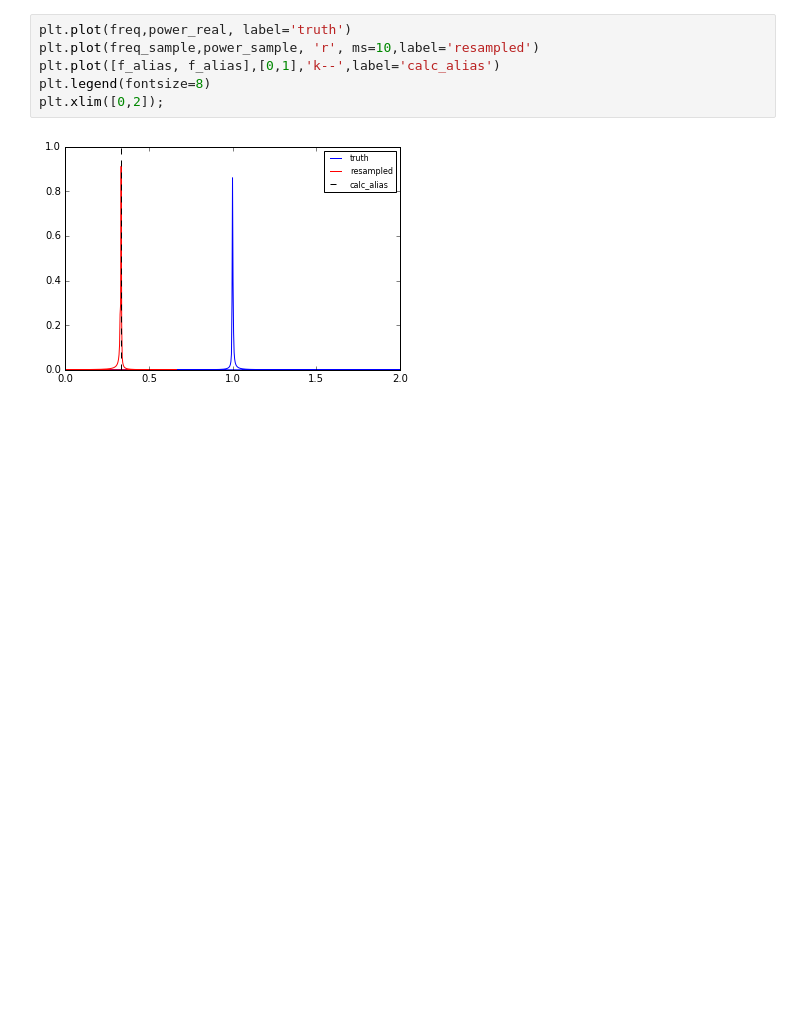
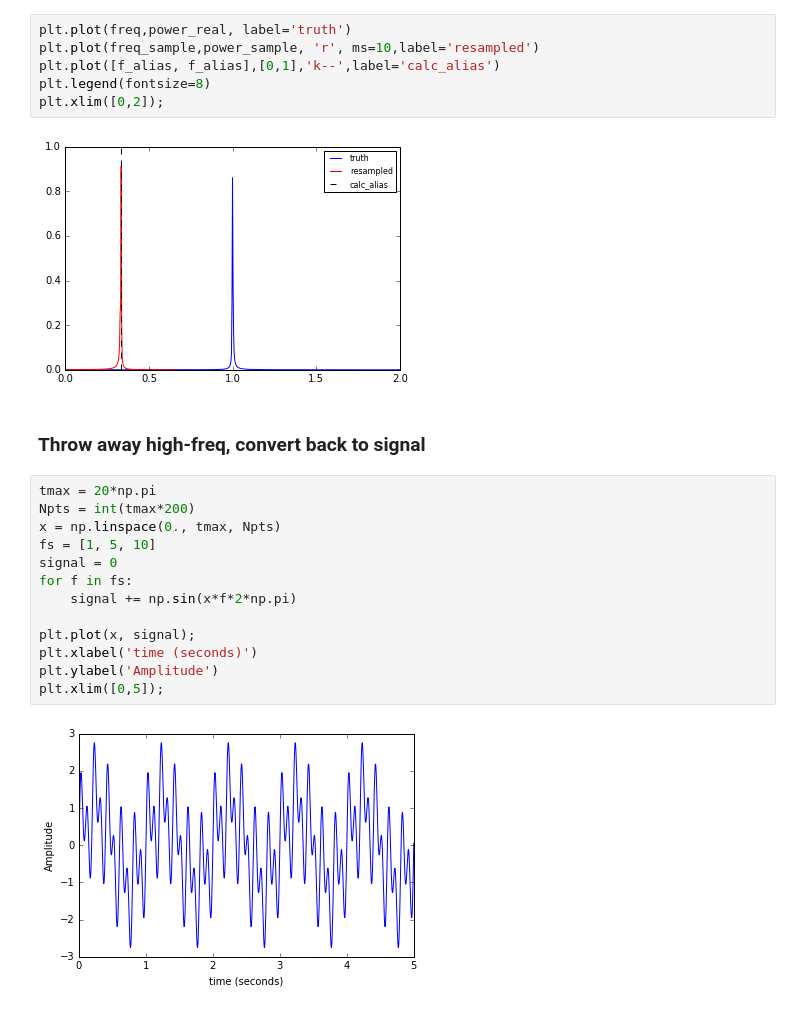
Before and after one commit to silburt/Stability, a Jupyter notebook: FFT_aliasing.ipynb, the cells around one changed output. Drawn from its saved outputs; the diff is of its cells as text; blank space fills up the shorter version.

```diff
--- a/FFT_aliasing.ipynb
+++ b/FFT_aliasing.ipynb
@@ -53,3 +55,20 @@ plt.legend(fontsize=8)
 plt.xlim([0,2]);
 # %% [output]
 [figure]
+# %% [markdown]
+### Throw away high-freq, convert back to signal
+# %%
+tmax = 20*np.pi
+Npts = int(tmax*200)
+x = np.linspace(0., tmax, Npts)
+fs = [1, 5, 10]
+signal = 0
+for f in fs:
+    signal += np.sin(x*f*2*np.pi)
+
+plt.plot(x, signal);
+plt.xlabel('time (seconds)')
+plt.ylabel('Amplitude')
+plt.xlim([0,5]);
+# %% [output]
+[figure, added]
```
Also changed, not shown: parts of 4 cells of this notebook, 6 other files.
